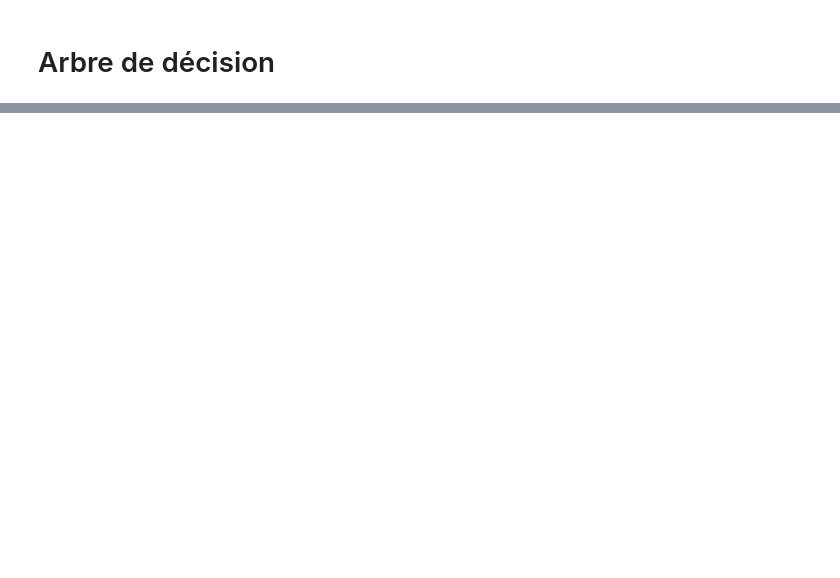
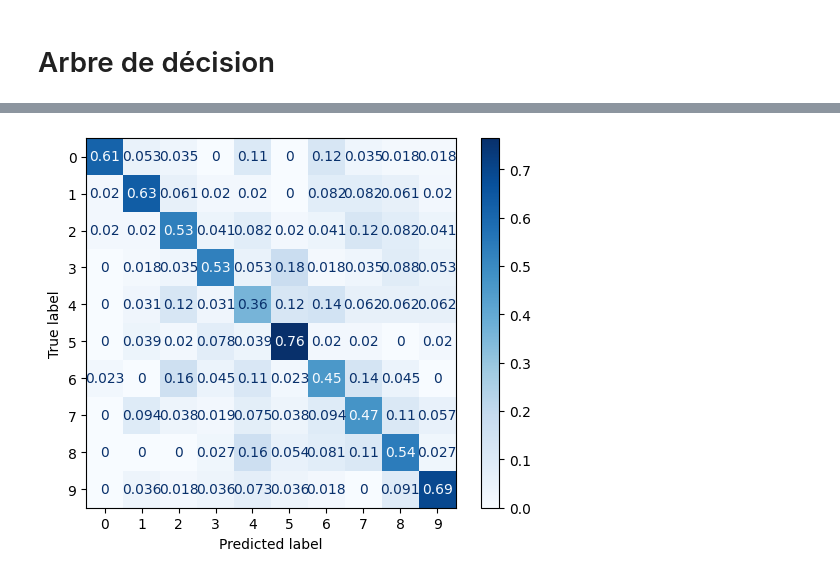
Before and after one commit to A-INDUSTRIES/machlearn-projet, a Jupyter notebook: 2_arbre_decision.ipynb, the cells around one changed output, grey strips where cells are left out. Saved outputs shown, nothing was run; the diff lists cells and outputs as text; code cells hidden in the pictures; blank space fills up the shorter version.

```diff
--- a/2_arbre_decision.ipynb
+++ b/2_arbre_decision.ipynb
@@ -40,0 +42,5 @@ Le score du modèle est: 0.67
+# %%
+ConfusionMatrixDisplay.from_estimator(tree, X_test, y_test, cmap=plt.cm.Blues, display_labels=range(0, 10), normalize="true")
+plt.show()
+# %% [output]
+[figure, added]
```
Also changed, not shown: parts of 2 cells of this notebook, 14 other files.
